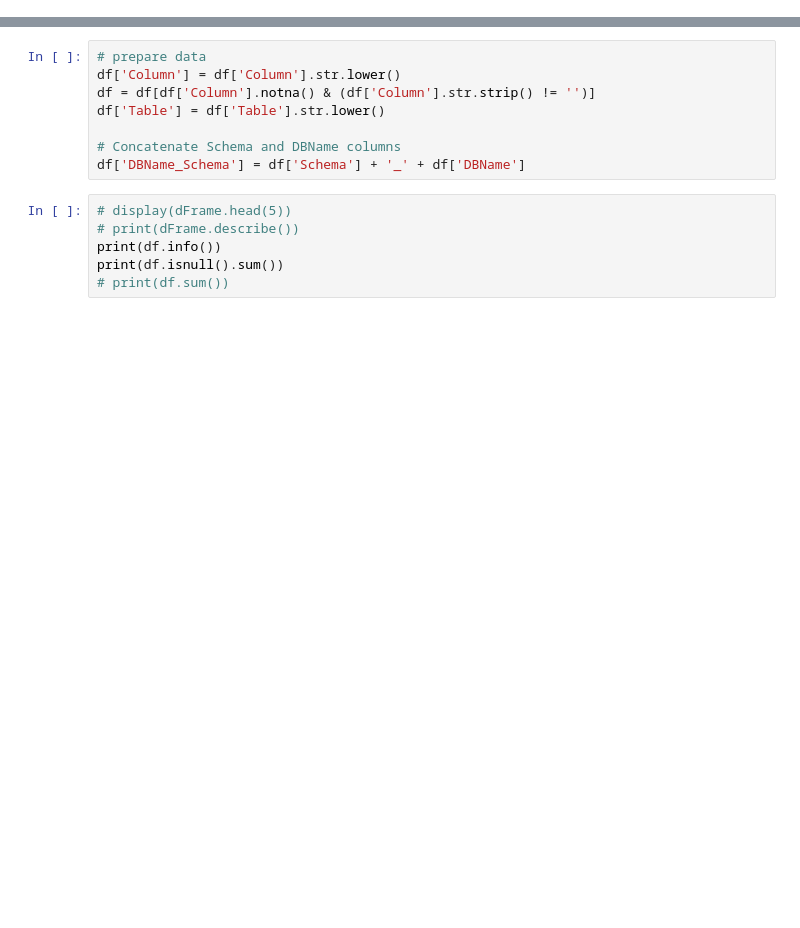
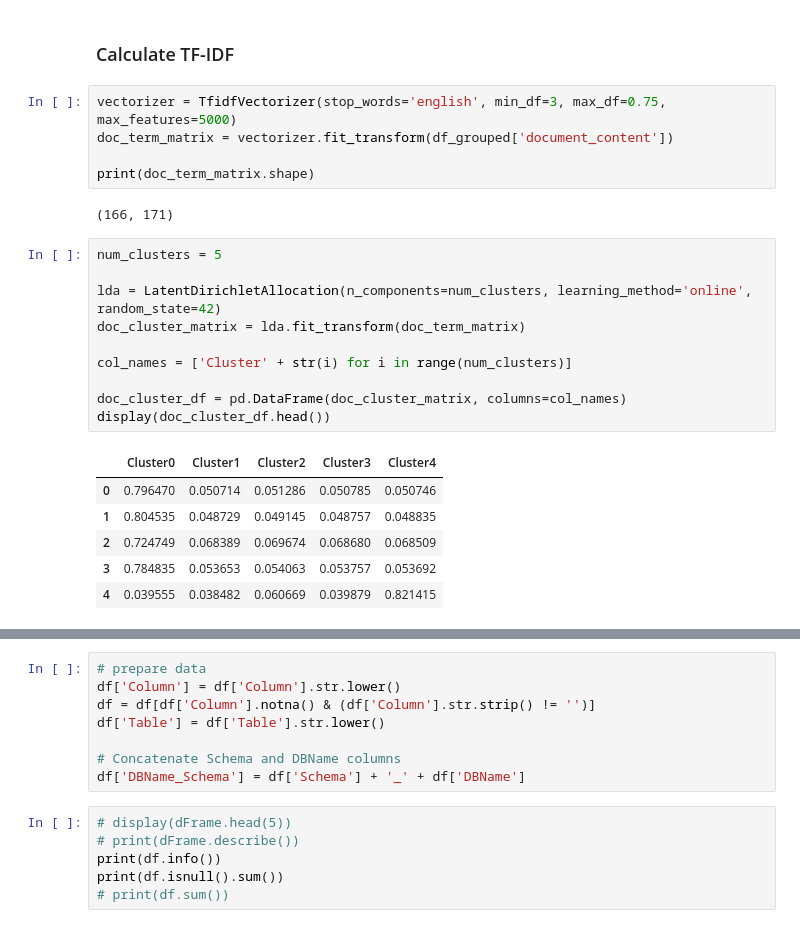
Before and after one commit to imod/ml_ta, a Jupyter notebook: rai_db_clustering.ipynb, the cells around one changed output, grey strips where cells are left out. Cells and saved outputs as stored; diff of their text form; blank space fills up the shorter version.

```diff
--- a/rai_db_clustering.ipynb
+++ b/rai_db_clustering.ipynb
@@ -10,0 +140,26 @@ df = pd.read_csv('rai_allprod_collumns_clean.csv')
+# %% [markdown]
+### Calculate TF-IDF
+# %%
+vectorizer = TfidfVectorizer(stop_words='english', min_df=3, max_df=0.75, max_features=5000)
+doc_term_matrix = vectorizer.fit_transform(df_grouped['document_content'])
+
+print(doc_term_matrix.shape)
+# %% [output]
+(166, 171)
+# %%
+num_clusters = 5
+
+lda = LatentDirichletAllocation(n_components=num_clusters, learning_method='online', random_state=42)
+doc_cluster_matrix = lda.fit_transform(doc_term_matrix)
+
+col_names = ['Cluster' + str(i) for i in range(num_clusters)]
+
+doc_cluster_df = pd.DataFrame(doc_cluster_matrix, columns=col_names)
+display(doc_cluster_df.head())
+# %% [output]
+|  | Cluster0 | Cluster1 | Cluster2 | Cluster3 | Cluster4 |
+| 0 | 0.796470 | 0.050714 | 0.051286 | 0.050785 | 0.050746 |
+| 1 | 0.804535 | 0.048729 | 0.049145 | 0.048757 | 0.048835 |
+| 2 | 0.724749 | 0.068389 | 0.069674 | 0.068680 | 0.068509 |
+| 3 | 0.784835 | 0.053653 | 0.054063 | 0.053757 | 0.053692 |
+| 4 | 0.039555 | 0.038482 | 0.060669 | 0.039879 | 0.821415 |
```
Also changed, not shown: parts of 16 cells of this notebook, 5 other files.
